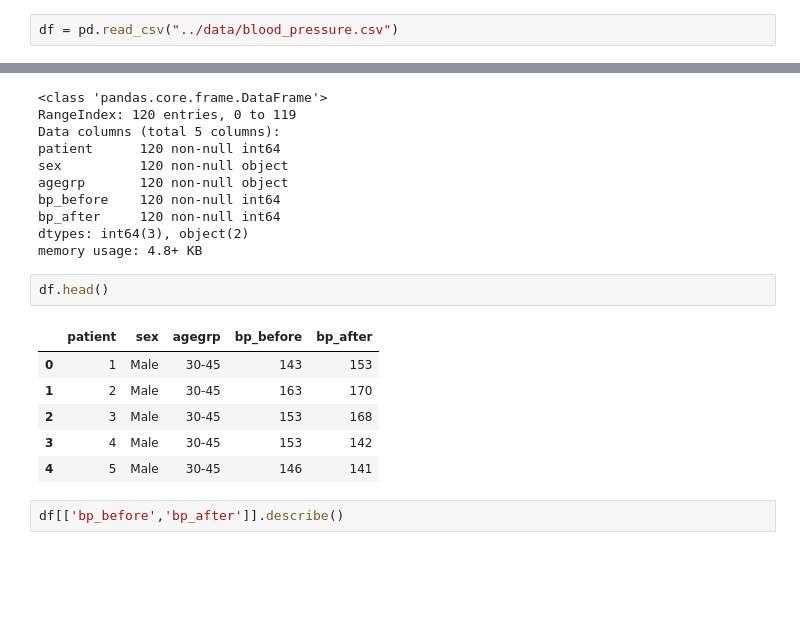
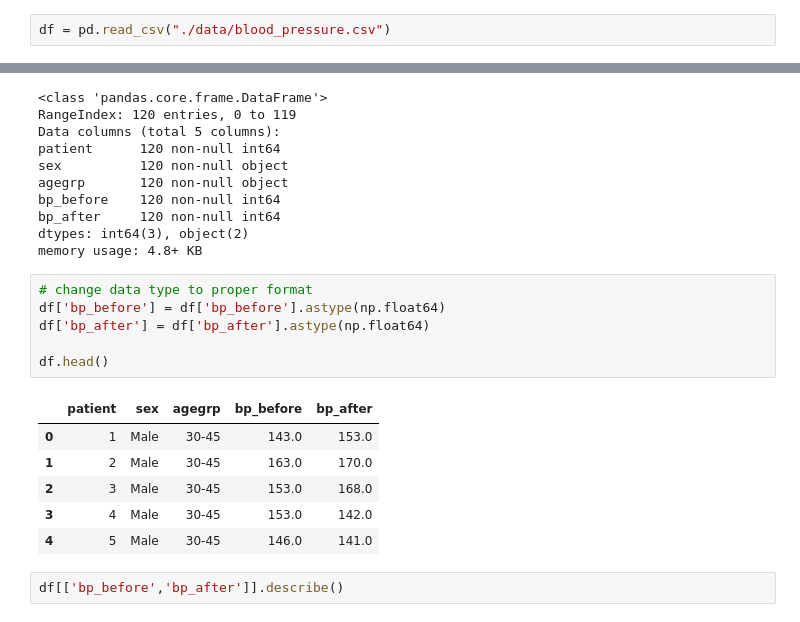
Before and after one commit to Taaniya/Statistical_tests, a Jupyter notebook: Dependent_t_test.ipynb, the cells around one changed output, grey strips where cells are left out. Drawn from its saved outputs; the diff is of its cells as text; blank space fills up the shorter version.

```diff
--- a/Dependent_t_test.ipynb
+++ b/Dependent_t_test.ipynb
@@ -28,5 +29,5 @@ from scipy import stats
 # %%
-df = pd.read_csv("../data/blood_pressure.csv")
+df = pd.read_csv("./data/blood_pressure.csv")
 # %%
 df.info()
 # %% [output]
@@ -40,15 +41,19 @@ bp_before    120 non-null int64
 bp_after     120 non-null int64
 dtypes: int64(3), object(2)
 memory usage: 4.8+ KB
-# %%
-df.head()
-# %% [output]
-|  | patient | sex | agegrp | bp_before | bp_after |
-| 0 | 1 | Male | 30-45 | 143 | 153 |
-| 1 | 2 | Male | 30-45 | 163 | 170 |
-| 2 | 3 | Male | 30-45 | 153 | 168 |
-| 3 | 4 | Male | 30-45 | 153 | 142 |
-| 4 | 5 | Male | 30-45 | 146 | 141 |
+# %%
+# change data type to proper format
+df['bp_before'] = df['bp_before'].astype(np.float64)
+df['bp_after'] = df['bp_after'].astype(np.float64)
+
+df.head()
+# %% [output]
+|  | patient | sex | agegrp | bp_before | bp_after |
+| 0 | 1 | Male | 30-45 | 143.0 | 153.0 |
+| 1 | 2 | Male | 30-45 | 163.0 | 170.0 |
+| 2 | 3 | Male | 30-45 | 153.0 | 168.0 |
+| 3 | 4 | Male | 30-45 | 153.0 | 142.0 |
+| 4 | 5 | Male | 30-45 | 146.0 | 141.0 |
 # %%
 df[['bp_before','bp_after']].describe()
 # %% [output]
```
Also changed, not shown: parts of 6 cells of this notebook.
